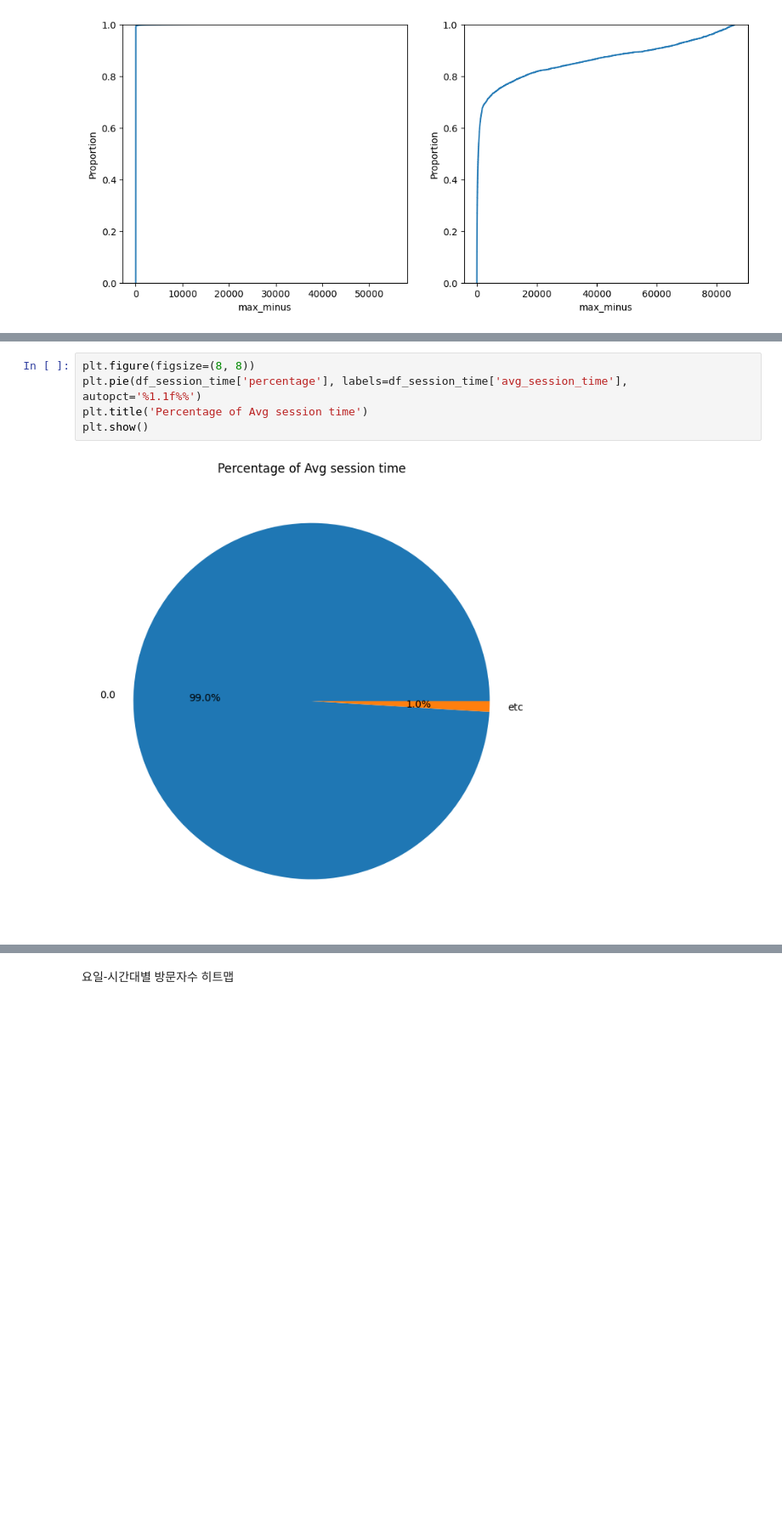
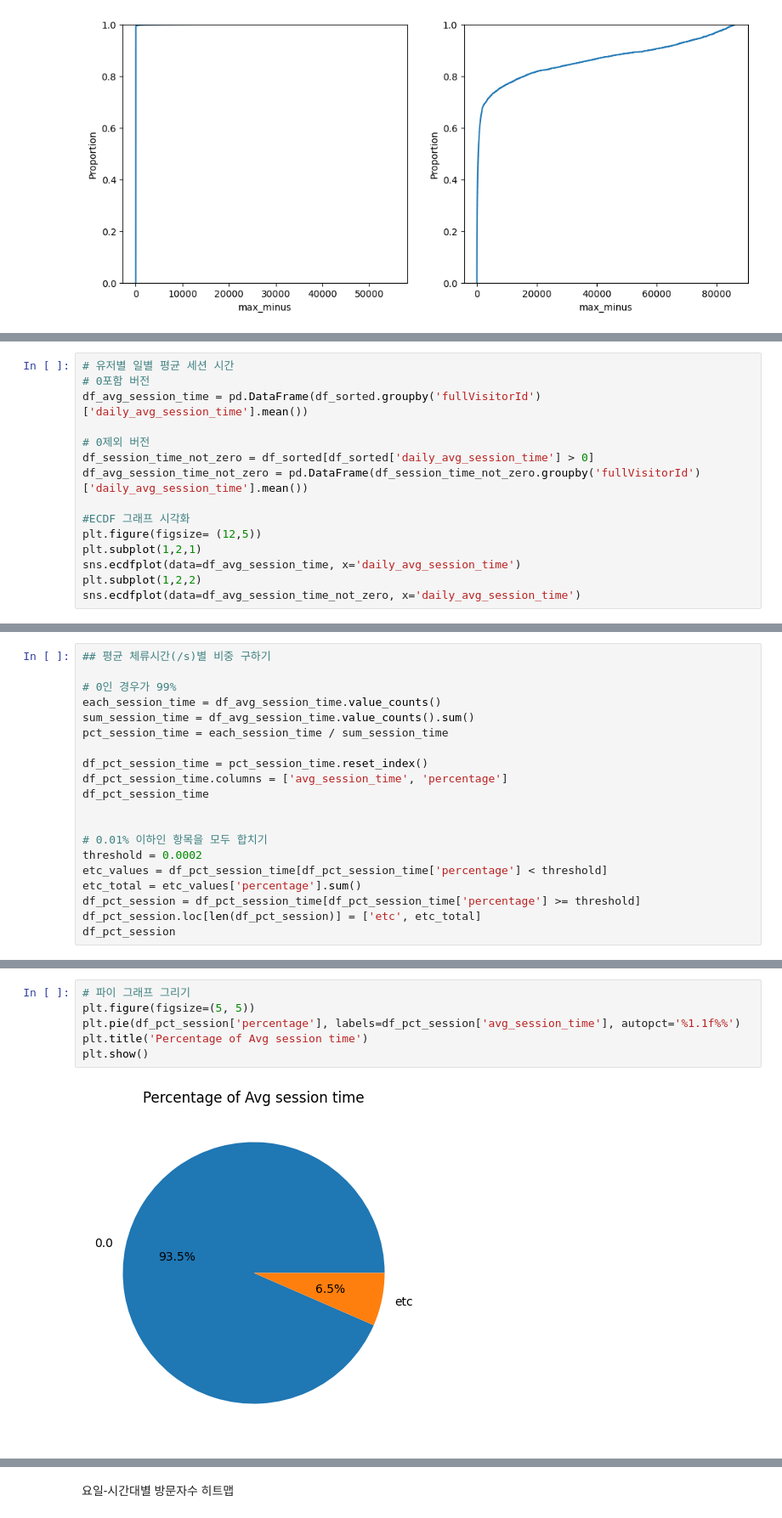
Before and after one commit to eju1019/ipark, a Jupyter notebook: GA_data.ipynb, the cells around one changed output, grey strips where cells are left out. Shown at 85% size. Cells and saved outputs as stored; diff of their text form; blank space fills up the shorter version.

```diff
--- a/GA_data.ipynb
+++ b/GA_data.ipynb
@@ -424,0 +475,15 @@ See the caveats in the documentation: https://pandas.pydata.org/pandas-docs/stab
+# %%
+# 유저별 일별 평균 세션 시간
+# 0포함 버전
+df_avg_session_time = pd.DataFrame(df_sorted.groupby('fullVisitorId')['daily_avg_session_time'].mean())
+
+# 0제외 버전
+df_session_time_not_zero = df_sorted[df_sorted['daily_avg_session_time'] > 0]
+df_avg_session_time_not_zero = pd.DataFrame(df_session_time_not_zero.groupby('fullVisitorId')['daily_avg_session_time'].mean())
+
+#ECDF 그래프 시각화
+plt.figure(figsize= (12,5))
+plt.subplot(1,2,1)
+sns.ecdfplot(data=df_avg_session_time, x='daily_avg_session_time')
+plt.subplot(1,2,2)
+sns.ecdfplot(data=df_avg_session_time_not_zero, x='daily_avg_session_time')
@@ -424,0 +528,20 @@ See the caveats in the documentation: https://pandas.pydata.org/pandas-docs/stab
+# %%
+## 평균 체류시간(/s)별 비중 구하기
+
+# 0인 경우가 99%
+each_session_time = df_avg_session_time.value_counts()
+sum_session_time = df_avg_session_time.value_counts().sum()
+pct_session_time = each_session_time / sum_session_time
+
+df_pct_session_time = pct_session_time.reset_index()
+df_pct_session_time.columns = ['avg_session_time', 'percentage']
+df_pct_session_time
+
+
+# 0.01% 이하인 항목을 모두 합치기
+threshold = 0.0002
+etc_values = df_pct_session_time[df_pct_session_time['percentage'] < threshold]
+etc_total = etc_values['percentage'].sum()
+df_pct_session = df_pct_session_time[df_pct_session_time['percentage'] >= threshold]
+df_pct_session.loc[len(df_pct_session)] = ['etc', etc_total]
+df_pct_session
@@ -425,10 +556,11 @@ See the caveats in the documentation: https://pandas.pydata.org/pandas-docs/stab
 # %%
-plt.figure(figsize=(8, 8))
-plt.pie(df_session_time['percentage'], labels=df_session_time['avg_session_time'], autopct='%1.1f%%')
+# 파이 그래프 그리기
+plt.figure(figsize=(5, 5))
+plt.pie(df_pct_session['percentage'], labels=df_pct_session['avg_session_time'], autopct='%1.1f%%')
 plt.title('Percentage of Avg session time')
 plt.show()
 # %% [output]
-[figure, old version]
+[figure, new version]
 # %%
 # # max값 제외하고 정규화 하기
 # from sklearn.preprocessing import MinMaxScaler
```
Also changed, not shown: parts of 23 cells of this notebook.
